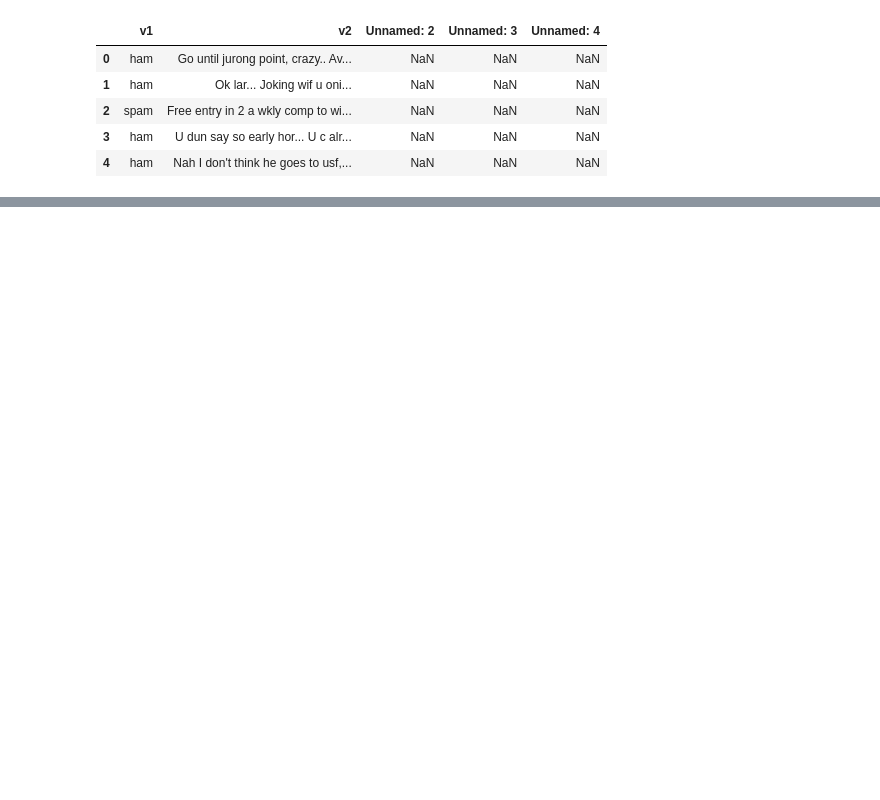
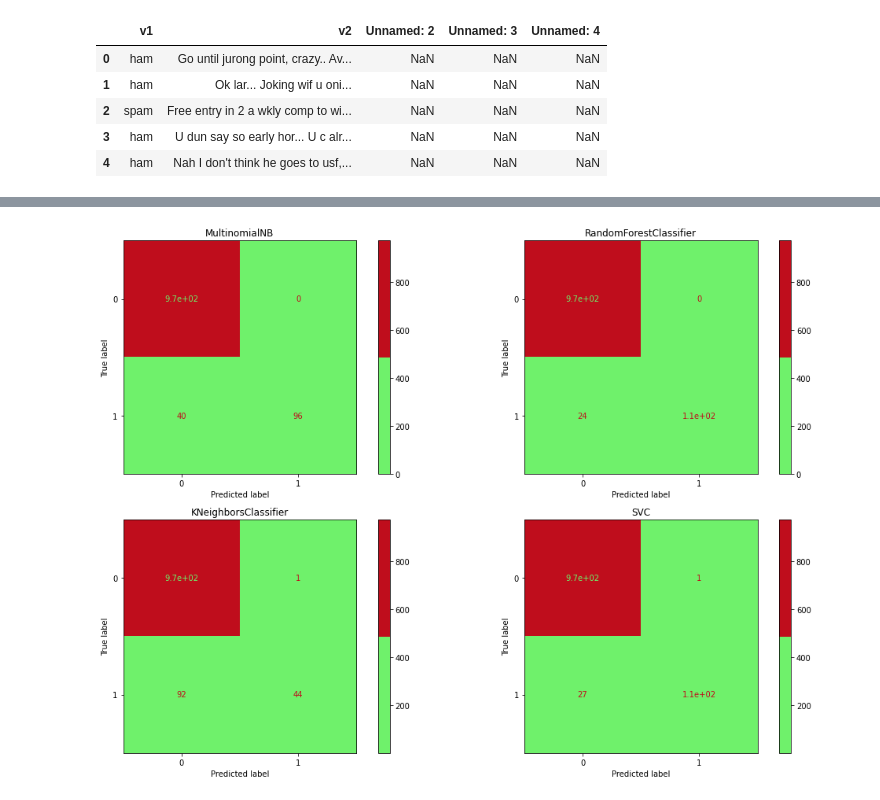
Before and after one commit to HAKMANI/bigdata-project1, a Jupyter notebook: spam_or_ham.ipynb, the cells around one changed output, grey strips where cells are left out. Saved outputs shown, nothing was run; the diff lists cells and outputs as text; code cells hidden in the pictures; blank space fills up the shorter version.

```diff
--- a/spam_or_ham.ipynb
+++ b/spam_or_ham.ipynb
@@ -62,0 +238,6 @@ NameError: name 'data' is not defined
+# %%
+#Changing text data in to numbers.
+tfidf = TfidfVectorizer()
+X = tfidf.fit_transform(corpus).toarray()
+#Let's have a look at our feature
+X.dtype
@@ -62,0 +246,4 @@ NameError: name 'data' is not defined
+# %%
+#Label encode the Target and use it as y
+label_encoder = LabelEncoder()
+data["Target"] = label_encoder.fit_transform(data["Target"])
@@ -62,0 +264,16 @@ NameError: name 'data' is not defined
+# %%
+#Setting values for labels and feature as y and X(we already did X in vectorizing...)
+y = data["Target"]
+# Splitting the testing and training sets
+X_train, X_test, y_train, y_test = train_test_split(X, y, test_size=0.2, random_state=42)
+# %%
+#Testing on the following classifiers
+classifiers = [MultinomialNB(),
+               RandomForestClassifier(),
+               KNeighborsClassifier(),
+               SVC()]
+for cls in classifiers:
+    cls.fit(X_train, y_train)
+
+# Dictionary of pipelines and model types for ease of reference
+pipe_dict = {0: "NaiveBayes", 1: "RandomForest", 2: "KNeighbours",3: "SVC"}
@@ -62,0 +339,16 @@ NameError: name 'data' is not defined
+# %%
+cmap = ListedColormap(["#6ff16b", "#bf0d1c"])
+fig, axes = plt.subplots(nrows=2, ncols=2, figsize=(15,10))
+
+for cls, ax in zip(classifiers, axes.flatten()):
+    plot_confusion_matrix(cls,
+                          X_test,
+                          y_test,
+                          ax=ax,
+                          cmap= cmap,
+                          )
+    ax.title.set_text(type(cls).__name__)
+plt.tight_layout()
+plt.show()
+# %% [output]
+[figure, added]
```
Also changed, not shown: parts of 26 cells of this notebook.
